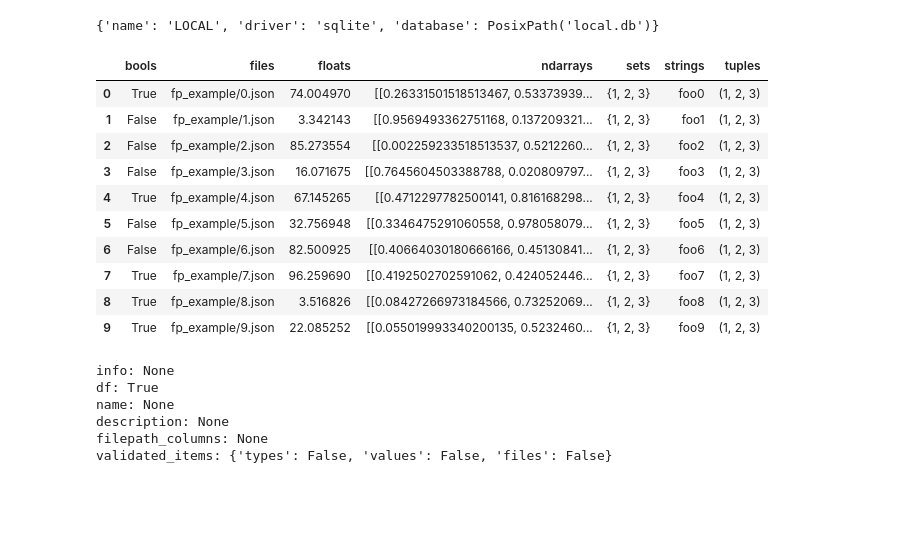
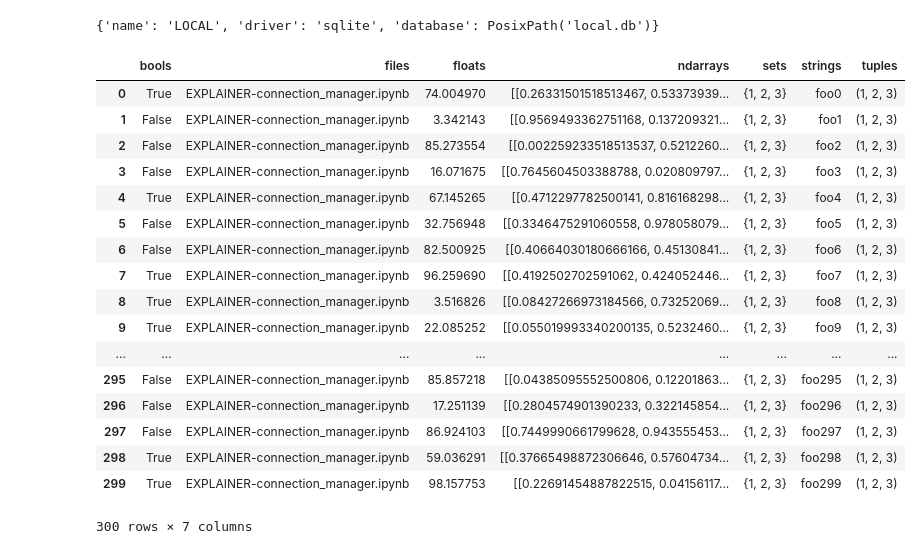
Before and after one commit to AllenCellModeling/datasetdatabase, a Jupyter notebook: examples/TESTING.ipynb, the cells around one changed output. Saved outputs shown, nothing was run; the diff lists cells and outputs as text; code cells hidden in the pictures; blank space fills up the shorter version.

```diff
--- a/examples/TESTING.ipynb
+++ b/examples/TESTING.ipynb
@@ -7,44 +7,43 @@ dsdb.LOCAL
 # %%
 import pandas as pd
 import numpy as np
 import pathlib
 import json
 
-# create a test dataset to upload that has various types of data
-fp_ex = pathlib.Path("./fp_example/")
-fp_ex.mkdir(exist_ok=True)
-
 # for reproducibility I will set the seed here
 np.random.seed(seed=12)
 
 test = []
-for i in range(10):
-    fp =  fp_ex / (str(i) + ".json")
-    with open(fp, "w") as write_out:
-        json.dump({"hello": "world" + str(i)}, write_out)
-
+for i in range(300):
     d = {}
     d["strings"] = "foo" + str(i)
     d["bools"] = np.random.rand() < 0.5
     d["floats"] = np.random.rand() * 100
     d["ndarrays"] = np.random.rand(2, 2)
     d["tuples"] = tuple([1, 2, 3])
     d["sets"] = set([1, 2, 3, 3, 3])
-    d["files"] = str(fp)
+    d["files"] = str(pathlib.Path("./EXPLAINER-connection_manager.ipynb"))
     test.append(d)
 
 # convert this example both to dataframe
 test = pd.DataFrame(test)
 test
 # %% [output]
 |  | bools | files | floats | ndarrays | sets | strings | tuples |
-| 0 | True | fp_example/0.json | 74.004970 | [[0.26331501518513467, 0.53373939... | {1, 2, 3} | foo0 | (1, 2, 3) |
-| 1 | False | fp_example/1.json | 3.342143 | [[0.9569493362751168, 0.137209321... | {1, 2, 3} | foo1 | (1, 2, 3) |
-| 2 | False | fp_example/2.json | 85.273554 | [[0.002259233518513537, 0.5212260... | {1, 2, 3} | foo2 | (1, 2, 3) |
-| 3 | False | fp_example/3.json | 16.071675 | [[0.7645604503388788, 0.020809797... | {1, 2, 3} | foo3 | (1, 2, 3) |
-| 4 | True | fp_example/4.json | 67.145265 | [[0.4712297782500141, 0.816168298... | {1, 2, 3} | foo4 | (1, 2, 3) |
-| 5 | False | fp_example/5.json | 32.756948 | [[0.3346475291060558, 0.978058079... | {1, 2, 3} | foo5 | (1, 2, 3) |
-| 6 | False | fp_example/6.json | 82.500925 | [[0.40664030180666166, 0.45130841... | {1, 2, 3} | foo6 | (1, 2, 3) |
-| 7 | True | fp_example/7.json | 96.259690 | [[0.4192502702591062, 0.424052446... | {1, 2, 3} | foo7 | (1, 2, 3) |
-| 8 | True | fp_example/8.json | 3.516826 | [[0.08427266973184566, 0.73252069... | {1, 2, 3} | foo8 | (1, 2, 3) |
-| 9 | True | fp_example/9.json | 22.085252 | [[0.055019993340200135, 0.5232460... | {1, 2, 3} | foo9 | (1, 2, 3) |
+| 0 | True | EXPLAINER-connection_manager.ipynb | 74.004970 | [[0.26331501518513467, 0.53373939... | {1, 2, 3} | foo0 | (1, 2, 3) |
+| 1 | False | EXPLAINER-connection_manager.ipynb | 3.342143 | [[0.9569493362751168, 0.137209321... | {1, 2, 3} | foo1 | (1, 2, 3) |
+| 2 | False | EXPLAINER-connection_manager.ipynb | 85.273554 | [[0.002259233518513537, 0.5212260... | {1, 2, 3} | foo2 | (1, 2, 3) |
+| 3 | False | EXPLAINER-connection_manager.ipynb | 16.071675 | [[0.7645604503388788, 0.020809797... | {1, 2, 3} | foo3 | (1, 2, 3) |
+| 4 | True | EXPLAINER-connection_manager.ipynb | 67.145265 | [[0.4712297782500141, 0.816168298... | {1, 2, 3} | foo4 | (1, 2, 3) |
+| 5 | False | EXPLAINER-connection_manager.ipynb | 32.756948 | [[0.3346475291060558, 0.978058079... | {1, 2, 3} | foo5 | (1, 2, 3) |
+| 6 | False | EXPLAINER-connection_manager.ipynb | 82.500925 | [[0.40664030180666166, 0.45130841... | {1, 2, 3} | foo6 | (1, 2, 3) |
+| 7 | True | EXPLAINER-connection_manager.ipynb | 96.259690 | [[0.4192502702591062, 0.424052446... | {1, 2, 3} | foo7 | (1, 2, 3) |
+| 8 | True | EXPLAINER-connection_manager.ipynb | 3.516826 | [[0.08427266973184566, 0.73252069... | {1, 2, 3} | foo8 | (1, 2, 3) |
+| 9 | True | EXPLAINER-connection_manager.ipynb | 22.085252 | [[0.055019993340200135, 0.5232460... | {1, 2, 3} | foo9 | (1, 2, 3) |
+| ... | ... | ... | ... | ... | ... | ... | ... |
+| 295 | False | EXPLAINER-connection_manager.ipynb | 85.857218 | [[0.04385095552500806, 0.12201863... | {1, 2, 3} | foo295 | (1, 2, 3) |
+| 296 | False | EXPLAINER-connection_manager.ipynb | 17.251139 | [[0.2804574901390233, 0.322145854... | {1, 2, 3} | foo296 | (1, 2, 3) |
+| 297 | False | EXPLAINER-connection_manager.ipynb | 86.924103 | [[0.7449990661799628, 0.943555453... | {1, 2, 3} | foo297 | (1, 2, 3) |
+| 298 | True | EXPLAINER-connection_manager.ipynb | 59.036291 | [[0.37665498872306646, 0.57604734... | {1, 2, 3} | foo298 | (1, 2, 3) |
+| 299 | True | EXPLAINER-connection_manager.ipynb | 98.157753 | [[0.22691454887822515, 0.04156117... | {1, 2, 3} | foo299 | (1, 2, 3) |
+300 rows × 7 columns
@@ -53,9 +49,0 @@ t = dsdb.Dataset(test)
-# %%
-t
-# %% [output]
-info: None
-df: True
-name: None
-description: None
-filepath_columns: None
-validated_items: {'types': False, 'values': False, 'files': False}
```
Also changed, not shown: parts of 2 cells of this notebook, 6 other files.
